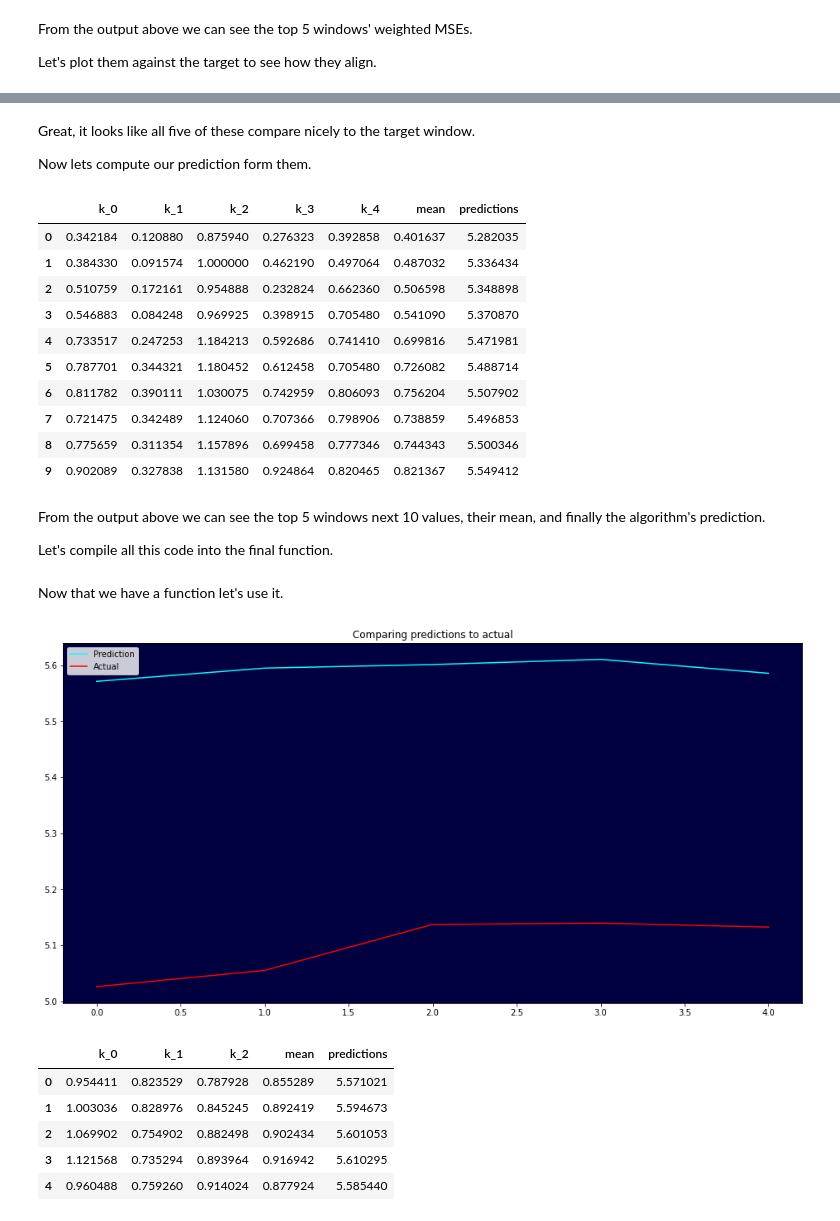
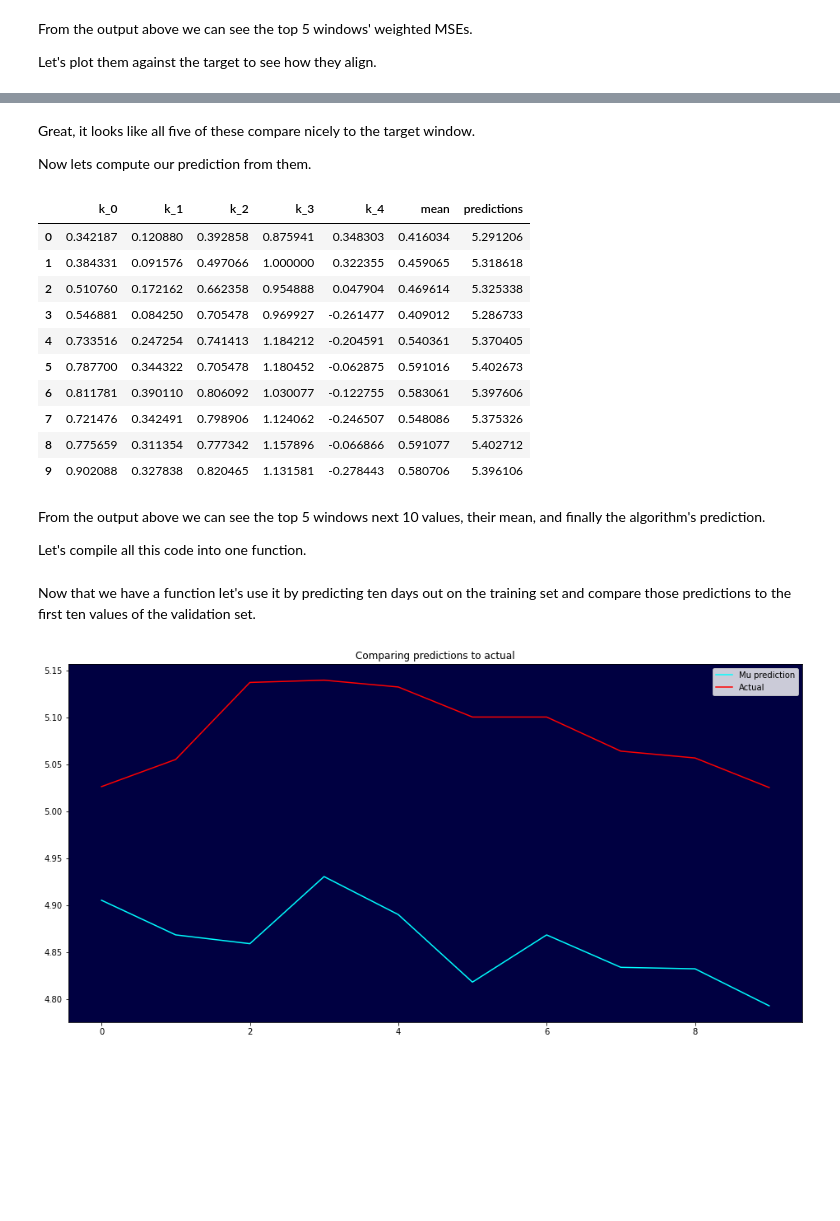
Before and after one commit to tylerhill90/DA5030_final_project, a Jupyter notebook: reports/knn_ts.ipynb, the cells around one changed output, grey strips where cells are left out. Drawn from its saved outputs; the diff is of its cells as text; code cells hidden in the pictures; blank space fills up the shorter version.

```diff
--- a/reports/knn_ts.ipynb
+++ b/reports/knn_ts.ipynb
@@ -84,9 +83,14 @@ index = pd.Series(np.arange(len(target)-span, len(target), 1), index=target.inde
 target = pd.concat([target, norm, index], axis=1)
 
 # For weighted MSE
-y_step = 1/span
-y_weights = np.arange(1, 2, y_step)
-y_weights = y_weights**2
-print(f"Weights for weighted MSE:\n{y_weights}")
+y_step = 2/span
+y_weights = np.arange(0, 2, y_step)
+y_weights = [exp(y) for y in y_weights]
 print(f"Min/max normalized target window:\n{target['norm'].values}")
+fig, ax = plt.subplots(figsize=(16,8))
+ax.set_facecolor("#000041")
+plt.plot(y_weights, color="green", label="Weights")
+plt.legend()
+plt.title(f"Weights for calculating MSE")
+plt.show()
 # %% [output]
@@ -169,7 +168,7 @@ for i in range(5):
 # %% [markdown]
 Great, it looks like all five of these compare nicely to the target window.
 
-Now lets compute our prediction form them.
+Now lets compute our prediction from them.
 # %%
 n_preds = 10
 preds = pd.DataFrame()
@@ -189,20 +188,20 @@ preds["predictions"] = (preds["mean"] * (t_max-t_min))+t_min
 preds
 # %% [output]
 |  | k_0 | k_1 | k_2 | k_3 | k_4 | mean | predictions |
-| 0 | 0.342184 | 0.120880 | 0.875940 | 0.276323 | 0.392858 | 0.401637 | 5.282035 |
-| 1 | 0.384330 | 0.091574 | 1.000000 | 0.462190 | 0.497064 | 0.487032 | 5.336434 |
-| 2 | 0.510759 | 0.172161 | 0.954888 | 0.232824 | 0.662360 | 0.506598 | 5.348898 |
-| 3 | 0.546883 | 0.084248 | 0.969925 | 0.398915 | 0.705480 | 0.541090 | 5.370870 |
-| 4 | 0.733517 | 0.247253 | 1.184213 | 0.592686 | 0.741410 | 0.699816 | 5.471981 |
-| 5 | 0.787701 | 0.344321 | 1.180452 | 0.612458 | 0.705480 | 0.726082 | 5.488714 |
-| 6 | 0.811782 | 0.390111 | 1.030075 | 0.742959 | 0.806093 | 0.756204 | 5.507902 |
-| 7 | 0.721475 | 0.342489 | 1.124060 | 0.707366 | 0.798906 | 0.738859 | 5.496853 |
-| 8 | 0.775659 | 0.311354 | 1.157896 | 0.699458 | 0.777346 | 0.744343 | 5.500346 |
-| 9 | 0.902089 | 0.327838 | 1.131580 | 0.924864 | 0.820465 | 0.821367 | 5.549412 |
+| 0 | 0.342187 | 0.120880 | 0.392858 | 0.875941 | 0.348303 | 0.416034 | 5.291206 |
+| 1 | 0.384331 | 0.091576 | 0.497066 | 1.000000 | 0.322355 | 0.459065 | 5.318618 |
+| 2 | 0.510760 | 0.172162 | 0.662358 | 0.954888 | 0.047904 | 0.469614 | 5.325338 |
+| 3 | 0.546881 | 0.084250 | 0.705478 | 0.969927 | -0.261477 | 0.409012 | 5.286733 |
+| 4 | 0.733516 | 0.247254 | 0.741413 | 1.184212 | -0.204591 | 0.540361 | 5.370405 |
+| 5 | 0.787700 | 0.344322 | 0.705478 | 1.180452 | -0.062875 | 0.591016 | 5.402673 |
+| 6 | 0.811781 | 0.390110 | 0.806092 | 1.030077 | -0.122755 | 0.583061 | 5.397606 |
+| 7 | 0.721476 | 0.342491 | 0.798906 | 1.124062 | -0.246507 | 0.548086 | 5.375326 |
+| 8 | 0.775659 | 0.311354 | 0.777342 | 1.157896 | -0.066866 | 0.591077 | 5.402712 |
+| 9 | 0.902088 | 0.327838 | 0.820465 | 1.131581 | -0.278443 | 0.580706 | 5.396106 |
 # %% [markdown]
 From the output above we can see the top 5 windows next 10 values, their mean, and finally the algorithm's prediction.
 
-Let's compile all this code into the final function.
+Let's compile all this code into one function.
 # %%
 def knn_ts(data, span, offset, k, n_preds, weighted_mse=True):
     min_max_scaler = preprocessing.MinMaxScaler()
@@ -212,11 +211,6 @@ def knn_ts(data, span, offset, k, n_preds, weighted_mse=True):
     # Min/max normalize
     x = target.values.reshape(-1,1)
     x_scaled = min_max_scaler.fit_transform(x).reshape(span,)
-    # Weight the most recent data more
-    count = 0
-    for j in np.nditer(x_scaled, op_flags=['readwrite']):
-        j[...] = j + count
-        count += 1
     norm = pd.Series(x_scaled, index=target.index, name="norm")
     # Add index position from original data
     index = pd.Series(np.arange(len(target)-span, len(target), 1), index=target.index, name="index")
@@ -225,7 +219,7 @@ def knn_ts(data, span, offset, k, n_preds, weighted_mse=True):
     # For weighted MSE
     y_step = 1/span
     y_weights = np.arange(1, 2, y_step)
-    y_weights = y_weights**2
+    y_weights = [exp(y) for y in y_weights]
 
     # Create dict of neighbors
     # Keys are RMSE and values are df containing window and index
@@ -273,24 +267,18 @@ def knn_ts(data, span, offset, k, n_preds, weighted_mse=True):
 
     return preds
 # %% [markdown]
-Now that we have a function let's use it.
+Now that we have a function let's use it by predicting ten days out on the training set and compare those predictions to the first ten values of the validation set.
 # %%
-pred = knn_ts(train, 50, 5, 3, 5)
+n_preds = 10
+pred = knn_ts(train, 20, 8, 4, n_preds)
 val = validate[:] #Copy data without referencing original data
 val.reset_index(inplace=True, drop=True)
 fig, ax = plt.subplots(figsize=(16,8))
 ax.set_facecolor("#000041")
-plt.plot(pred["predictions"], color="cyan", label="Prediction")
-plt.plot(val[:5], color="red", label="Actual")
+plt.plot(pred["predictions"], color="cyan", label="Mu prediction")
+plt.plot(val[:n_preds], color="red", label="Actual")
 plt.legend()
 plt.title(f"Comparing predictions to actual")
 plt.show()
-pred
 # %% [output]
-[figure, old version]
+[figure, new version]
-|  | k_0 | k_1 | k_2 | mean | predictions |
-| 0 | 0.954411 | 0.823529 | 0.787928 | 0.855289 | 5.571021 |
-| 1 | 1.003036 | 0.828976 | 0.845245 | 0.892419 | 5.594673 |
-| 2 | 1.069902 | 0.754902 | 0.882498 | 0.902434 | 5.601053 |
-| 3 | 1.121568 | 0.735294 | 0.893964 | 0.916942 | 5.610295 |
-| 4 | 0.960488 | 0.759260 | 0.914024 | 0.877924 | 5.585440 |
```
Also changed, not shown: parts of 19 cells of this notebook, 34 other files.
